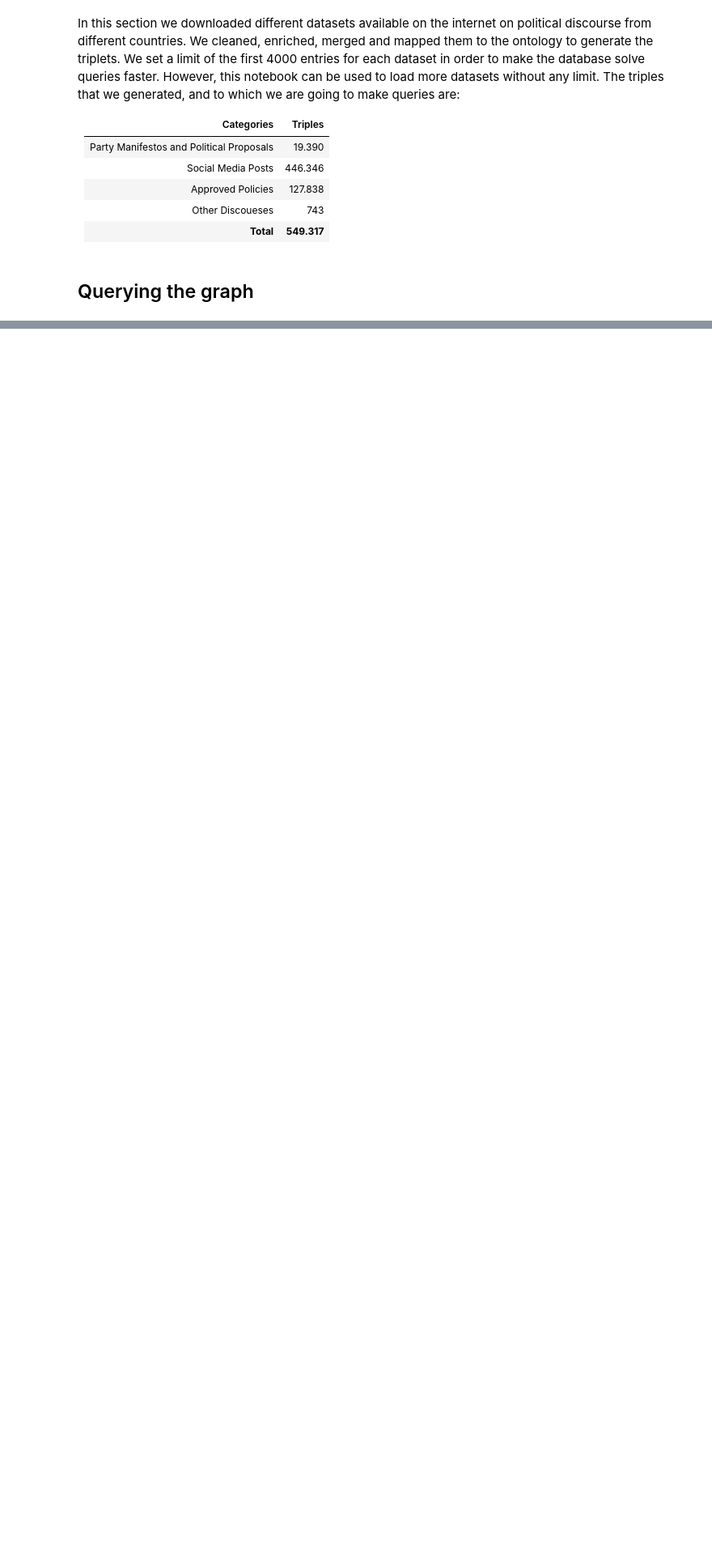
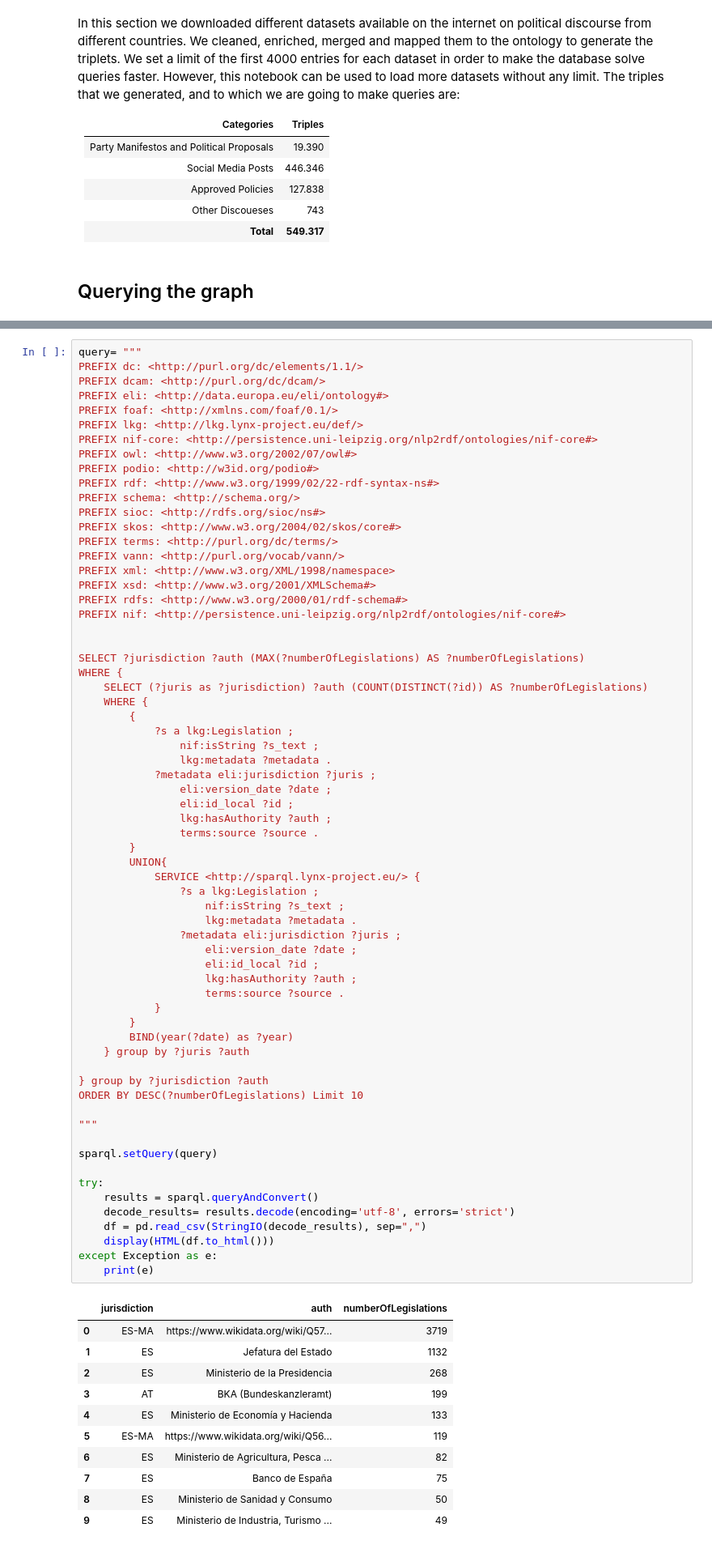
Before and after one commit to oeg-upm/PODIO, a Jupyter notebook: notebooks/podio.ipynb, the cells around one changed output, grey strips where cells are left out. Shown at 81% size. Cells and saved outputs as stored; diff of their text form; blank space fills up the shorter version.

```diff
--- a/notebooks/podio.ipynb
+++ b/notebooks/podio.ipynb
@@ -1126,0 +1340,77 @@ except Exception as e:
+# %%
+query= """
+PREFIX dc: <http://purl.org/dc/elements/1.1/>
+PREFIX dcam: <http://purl.org/dc/dcam/>
+PREFIX eli: <http://data.europa.eu/eli/ontology#>
+PREFIX foaf: <http://xmlns.com/foaf/0.1/>
+PREFIX lkg: <http://lkg.lynx-project.eu/def/>
+PREFIX nif-core: <http://persistence.uni-leipzig.org/nlp2rdf/ontologies/nif-core#>
+PREFIX owl: <http://www.w3.org/2002/07/owl#>
+PREFIX podio: <http://w3id.org/podio#>
+PREFIX rdf: <http://www.w3.org/1999/02/22-rdf-syntax-ns#>
+PREFIX schema: <http://schema.org/>
+PREFIX sioc: <http://rdfs.org/sioc/ns#>
+PREFIX skos: <http://www.w3.org/2004/02/skos/core#>
+PREFIX terms: <http://purl.org/dc/terms/>
+PREFIX vann: <http://purl.org/vocab/vann/>
+PREFIX xml: <http://www.w3.org/XML/1998/namespace>
+PREFIX xsd: <http://www.w3.org/2001/XMLSchema#>
+PREFIX rdfs: <http://www.w3.org/2000/01/rdf-schema#>
+PREFIX nif: <http://persistence.uni-leipzig.org/nlp2rdf/ontologies/nif-core#>
+
+
+SELECT ?jurisdiction ?auth (MAX(?numberOfLegislations) AS ?numberOfLegislations)
+WHERE {
+    SELECT (?juris as ?jurisdiction) ?auth (COUNT(DISTINCT(?id)) AS ?numberOfLegislations)
+    WHERE {
+        {
+            ?s a lkg:Legislation ;
+                nif:isString ?s_text ;
+                lkg:metadata ?metadata .
+            ?metadata eli:jurisdiction ?juris ;
+                eli:version_date ?date ;
+                eli:id_local ?id ;
+                lkg:hasAuthority ?auth ;
+                terms:source ?source .
+        }
+        UNION{
+            SERVICE <http://sparql.lynx-project.eu/> {
+                ?s a lkg:Legislation ;
+                    nif:isString ?s_text ;
+                    lkg:metadata ?metadata .
+                ?metadata eli:jurisdiction ?juris ;
+                    eli:version_date ?date ;
+                    eli:id_local ?id ;
+                	lkg:hasAuthority ?auth ;
+                    terms:source ?source .
+            }
+        }
+        BIND(year(?date) as ?year)
+    } group by ?juris ?auth
+
+} group by ?jurisdiction ?auth
+ORDER BY DESC(?numberOfLegislations) Limit 10
+
+"""
+
+sparql.setQuery(query)
+
+try:
+    results = sparql.queryAndConvert()
+    decode_results= results.decode(encoding='utf-8', errors='strict')
+    df = pd.read_csv(StringIO(decode_results), sep=",")
+    display(HTML(df.to_html()))
+except Exception as e:
+    print(e)
+# %% [output]
+|  | jurisdiction | auth | numberOfLegislations |
+| 0 | ES-MA | https://www.wikidata.org/wiki/Q57... | 3719 |
+| 1 | ES | Jefatura del Estado | 1132 |
+| 2 | ES | Ministerio de la Presidencia | 268 |
+| 3 | AT | BKA (Bundeskanzleramt) | 199 |
+| 4 | ES | Ministerio de Economía y Hacienda | 133 |
+| 5 | ES-MA | https://www.wikidata.org/wiki/Q56... | 119 |
+| 6 | ES | Ministerio de Agricultura, Pesca ... | 82 |
+| 7 | ES | Banco de España | 75 |
+| 8 | ES | Ministerio de Sanidad y Consumo | 50 |
+| 9 | ES | Ministerio de Industria, Turismo ... | 49 |
```
Also changed, not shown: parts of 23 cells of this notebook.
